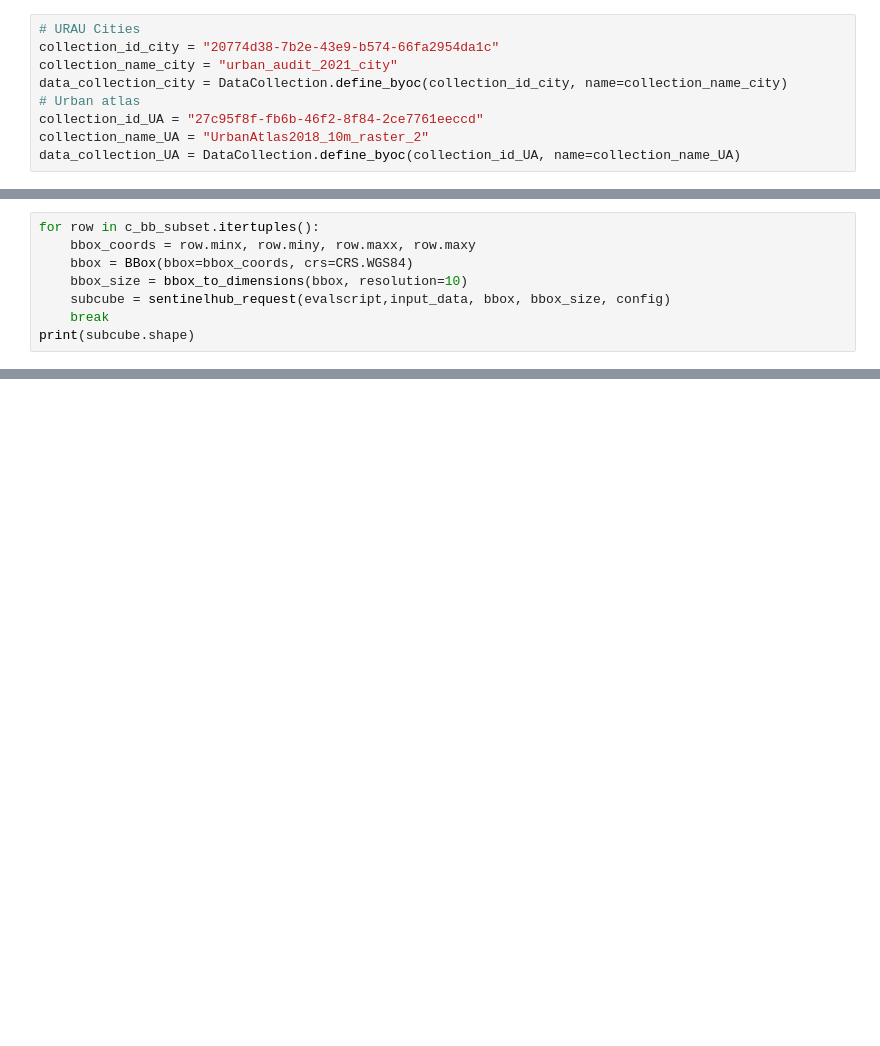
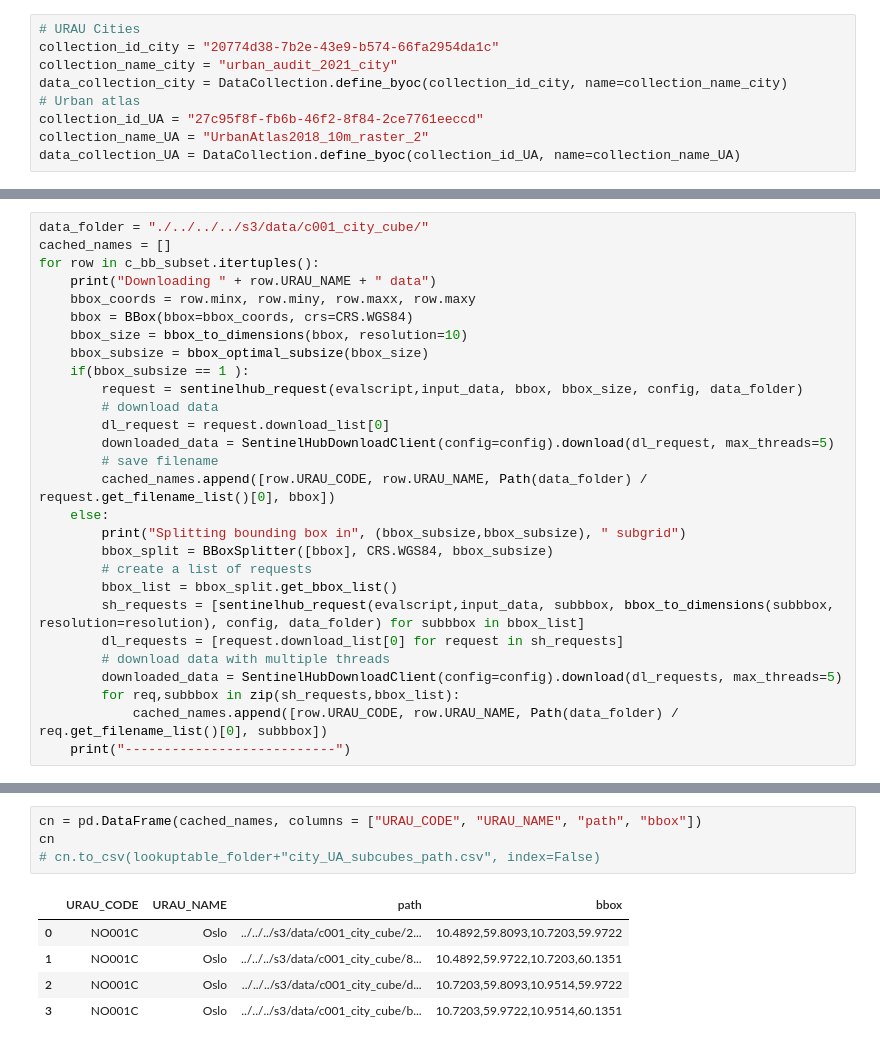
Before and after one commit to FAIRiCUBE/uc1-urban-climate, a Jupyter notebook: notebooks/f02_cube/make_subcubes_city.ipynb, the cells around one changed output, grey strips where cells are left out. Saved outputs shown, nothing was run; the diff lists cells and outputs as text; blank space fills up the shorter version.

```diff
--- a/notebooks/f02_cube/make_subcubes_city.ipynb
+++ b/notebooks/f02_cube/make_subcubes_city.ipynb
@@ -140,8 +165,0 @@ def sentinelhub_request(evalscript,input_data, bbox, size, config):
-# %%
-for row in c_bb_subset.itertuples():
-    bbox_coords = row.minx, row.miny, row.maxx, row.maxy
-    bbox = BBox(bbox=bbox_coords, crs=CRS.WGS84)
-    bbox_size = bbox_to_dimensions(bbox, resolution=10)
-    subcube = sentinelhub_request(evalscript,input_data, bbox, bbox_size, config)
-    break
-print(subcube.shape)
@@ -160,0 +166,28 @@ plt.tight_layout()
+# %%
+data_folder = "./../../../s3/data/c001_city_cube/"
+cached_names = []
+for row in c_bb_subset.itertuples():
+    print("Downloading " + row.URAU_NAME + " data")
+    bbox_coords = row.minx, row.miny, row.maxx, row.maxy
+    bbox = BBox(bbox=bbox_coords, crs=CRS.WGS84)
+    bbox_size = bbox_to_dimensions(bbox, resolution=10)
+    bbox_subsize = bbox_optimal_subsize(bbox_size)
+    if(bbox_subsize == 1 ):
+        request = sentinelhub_request(evalscript,input_data, bbox, bbox_size, config, data_folder)
+        # download data
+        dl_request = request.download_list[0]
+        downloaded_data = SentinelHubDownloadClient(config=config).download(dl_request, max_threads=5)
+        # save filename
+        cached_names.append([row.URAU_CODE, row.URAU_NAME, Path(data_folder) / request.get_filename_list()[0], bbox])
+    else:
+        print("Splitting bounding box in", (bbox_subsize,bbox_subsize), " subgrid")
+        bbox_split = BBoxSplitter([bbox], CRS.WGS84, bbox_subsize)
+        # create a list of requests
+        bbox_list = bbox_split.get_bbox_list()
+        sh_requests = [sentinelhub_request(evalscript,input_data, subbbox, bbox_to_dimensions(subbbox, resolution=resolution), config, data_folder) for subbbox in bbox_list]
+        dl_requests = [request.download_list[0] for request in sh_requests]
+        # download data with multiple threads
+        downloaded_data = SentinelHubDownloadClient(config=config).download(dl_requests, max_threads=5)
+        for req,subbbox in zip(sh_requests,bbox_list):
+            cached_names.append([row.URAU_CODE, row.URAU_NAME, Path(data_folder) / req.get_filename_list()[0], subbbox])
+    print("---------------------------")
@@ -160,0 +203,10 @@ plt.tight_layout()
+# %%
+cn = pd.DataFrame(cached_names, columns = ["URAU_CODE", "URAU_NAME", "path", "bbox"])
+cn
+# cn.to_csv(lookuptable_folder+"city_UA_subcubes_path.csv", index=False)
+# %% [output]
+|  | URAU_CODE | URAU_NAME | path | bbox |
+| 0 | NO001C | Oslo | ../../../s3/data/c001_city_cube/2... | 10.4892,59.8093,10.7203,59.9722 |
+| 1 | NO001C | Oslo | ../../../s3/data/c001_city_cube/8... | 10.4892,59.9722,10.7203,60.1351 |
+| 2 | NO001C | Oslo | ../../../s3/data/c001_city_cube/d... | 10.7203,59.8093,10.9514,59.9722 |
+| 3 | NO001C | Oslo | ../../../s3/data/c001_city_cube/b... | 10.7203,59.9722,10.9514,60.1351 |
```
Also changed, not shown: parts of 29 cells of this notebook.
